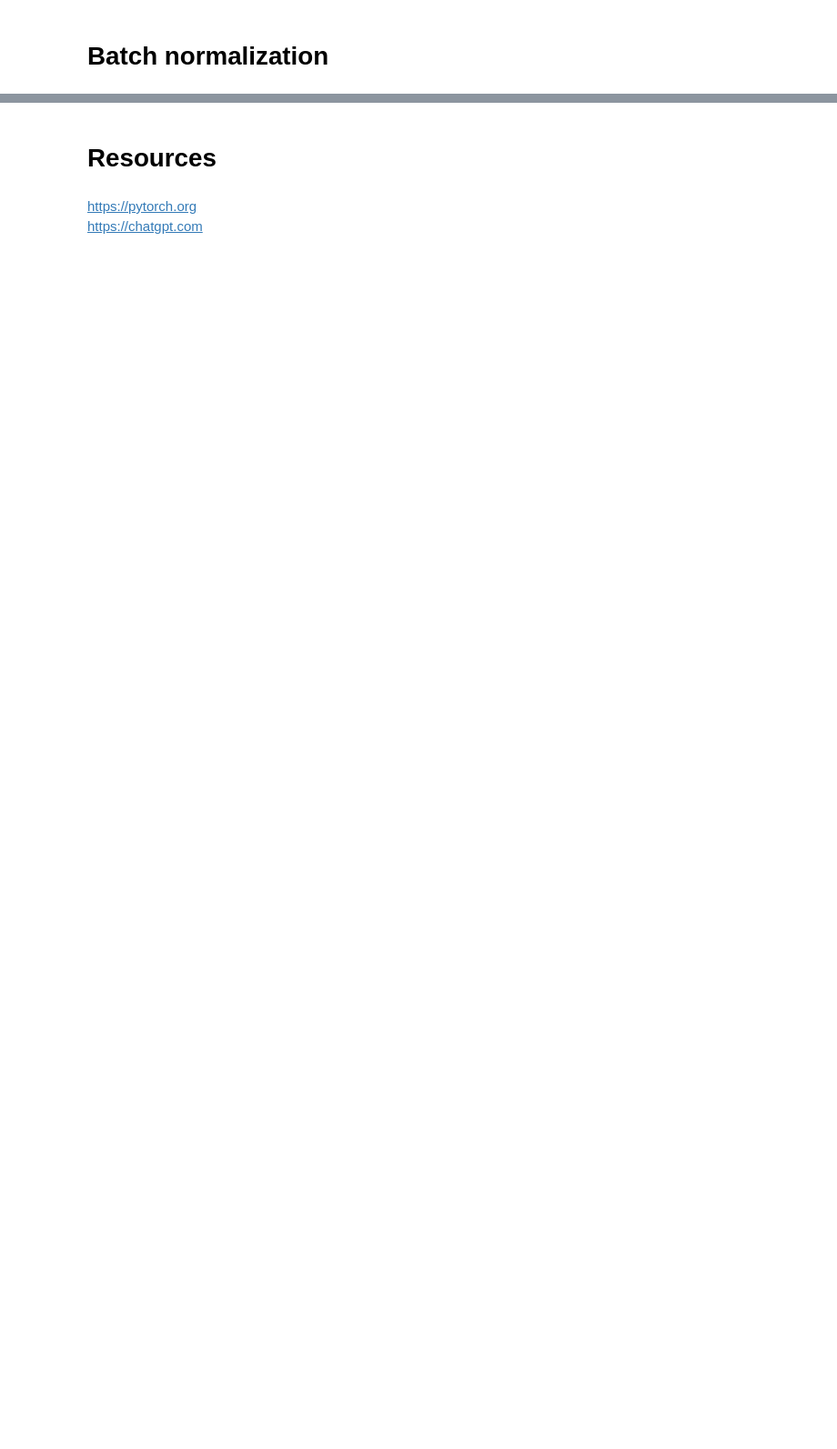
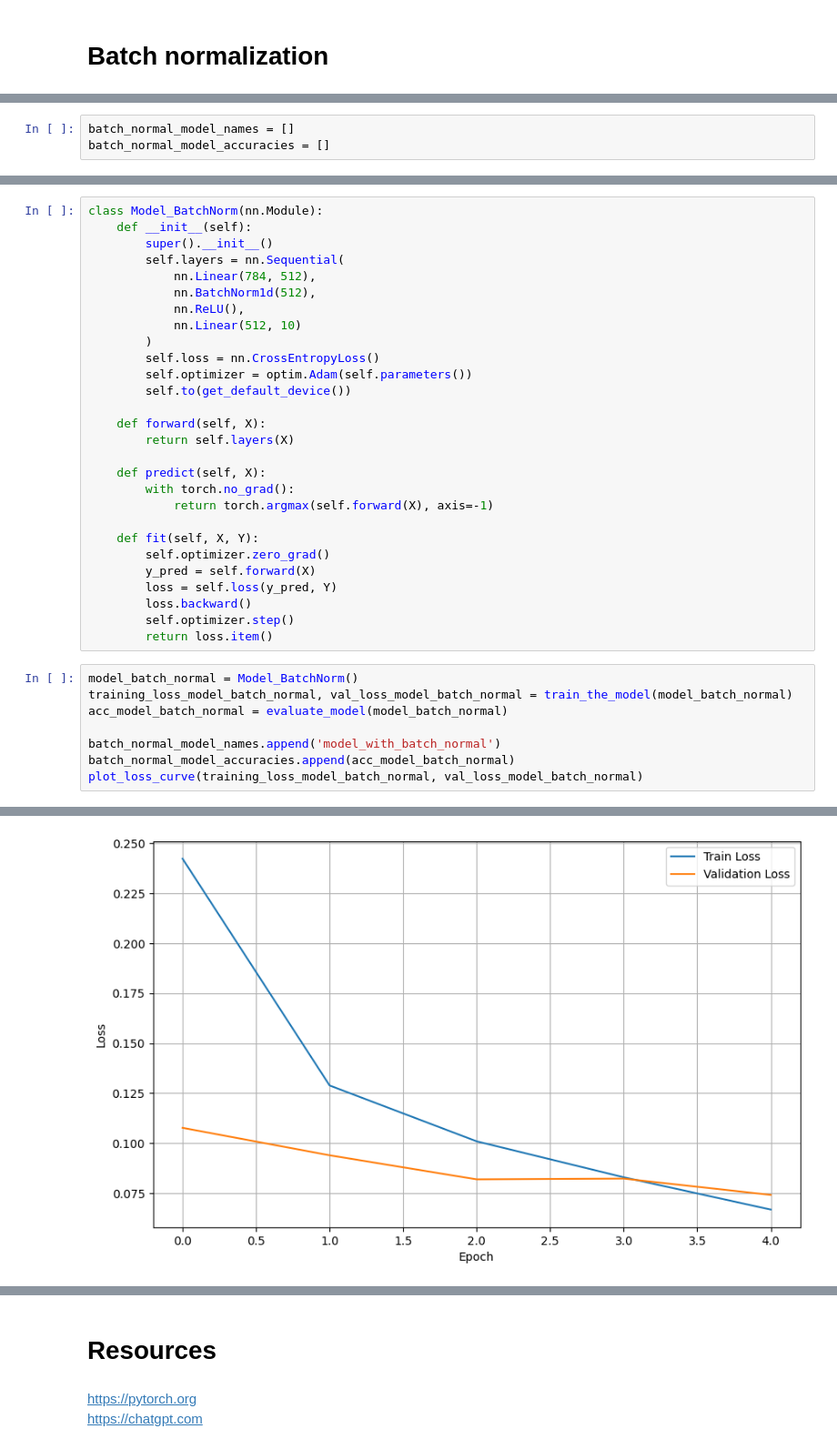
Before and after one commit to MohammadMazrouei/EMNIST, a Jupyter notebook: EMNIST.ipynb, the cells around one changed output, grey strips where cells are left out. Shown at 91% size. Saved outputs shown, nothing was run; the diff lists cells and outputs as text; blank space fills up the shorter version.

```diff
--- a/EMNIST.ipynb
+++ b/EMNIST.ipynb
@@ -1113,0 +1234,3 @@ According to the graphs above, ReLU has less loss and is more accurate.
+# %%
+batch_normal_model_names = []
+batch_normal_model_accuracies = []
@@ -1113,0 +1245,37 @@ According to the graphs above, ReLU has less loss and is more accurate.
+# %%
+class Model_BatchNorm(nn.Module):
+    def __init__(self):
+        super().__init__()
+        self.layers = nn.Sequential(
+            nn.Linear(784, 512),
+            nn.BatchNorm1d(512),
+            nn.ReLU(),
+            nn.Linear(512, 10)
+        )
+        self.loss = nn.CrossEntropyLoss()
+        self.optimizer = optim.Adam(self.parameters())
+        self.to(get_default_device())
+
+    def forward(self, X):
+        return self.layers(X)
+
+    def predict(self, X):
+        with torch.no_grad():
+            return torch.argmax(self.forward(X), axis=-1)
+
+    def fit(self, X, Y):
+        self.optimizer.zero_grad()
+        y_pred = self.forward(X)
+        loss = self.loss(y_pred, Y)
+        loss.backward()
+        self.optimizer.step()
+        return loss.item()
+# %%
+model_batch_normal = Model_BatchNorm()
+training_loss_model_batch_normal, val_loss_model_batch_normal = train_the_model(model_batch_normal)
+acc_model_batch_normal = evaluate_model(model_batch_normal)
+
+batch_normal_model_names.append('model_with_batch_normal')
+batch_normal_model_accuracies.append(acc_model_batch_normal)
+plot_loss_curve(training_loss_model_batch_normal, val_loss_model_batch_normal)
+# %% [output]
@@ -1113,0 +1288 @@ According to the graphs above, ReLU has less loss and is more accurate.
+[figure, added]
```
Also changed, not shown: parts of 53 cells of this notebook.
